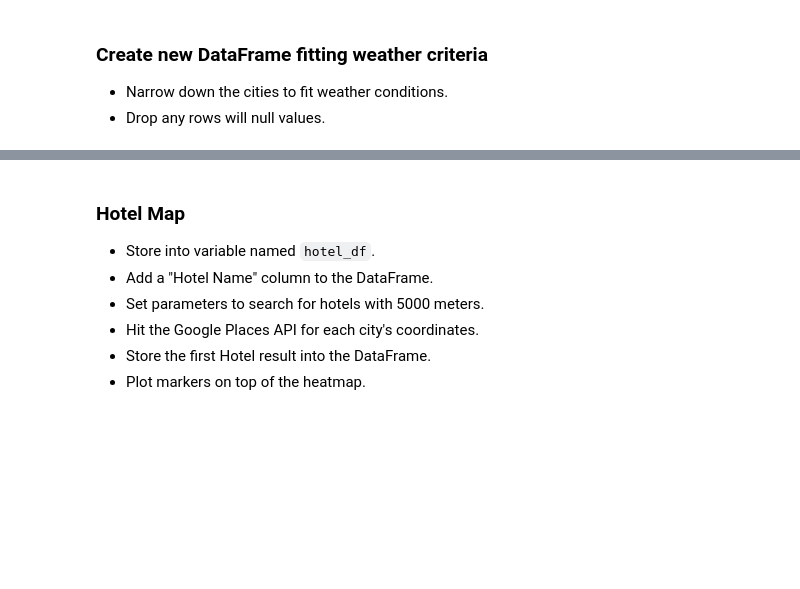
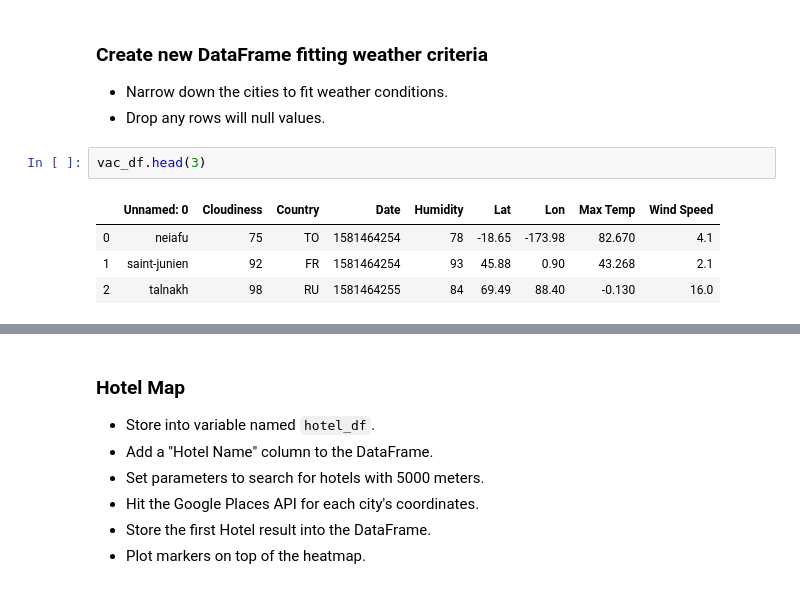
Before and after one commit to tigerkennedycosmos/Python-APIs-Challenge, a Jupyter notebook: VacationPy.ipynb, the cells around one changed output, grey strips where cells are left out. Saved outputs shown, nothing was run; the diff lists cells and outputs as text; blank space fills up the shorter version.

```diff
--- a/VacationPy.ipynb
+++ b/VacationPy.ipynb
@@ -55,3 +111,10 @@ NameError: name 'city_data_df' is not defined
 ### Create new DataFrame fitting weather criteria
 * Narrow down the cities to fit weather conditions.
 * Drop any rows will null values.
+# %%
+vac_df.head(3)
+# %% [output]
+|  | Unnamed: 0 | Cloudiness | Country | Date | Humidity | Lat | Lon | Max Temp | Wind Speed |
+| 0 | neiafu | 75 | TO | 1581464254 | 78 | -18.65 | -173.98 | 82.670 | 4.1 |
+| 1 | saint-junien | 92 | FR | 1581464254 | 93 | 45.88 | 0.90 | 43.268 | 2.1 |
+| 2 | talnakh | 98 | RU | 1581464255 | 84 | 69.49 | 88.40 | -0.130 | 16.0 |
```
Also changed, not shown: parts of 8 cells of this notebook.
